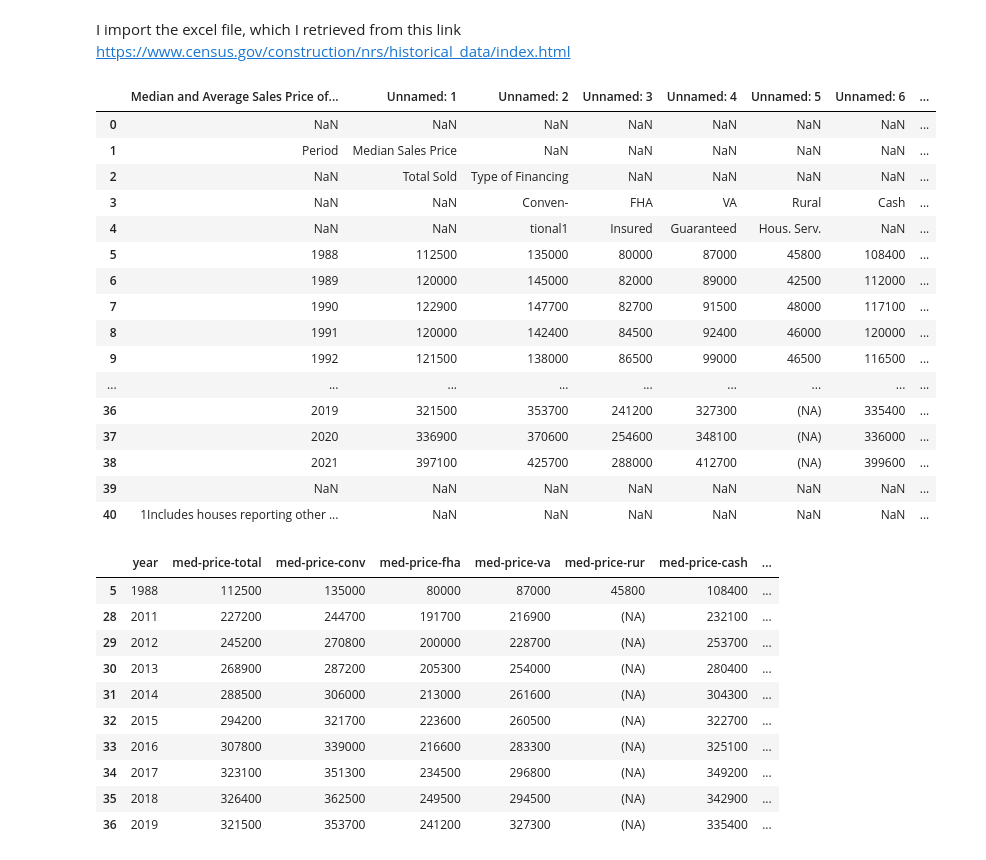
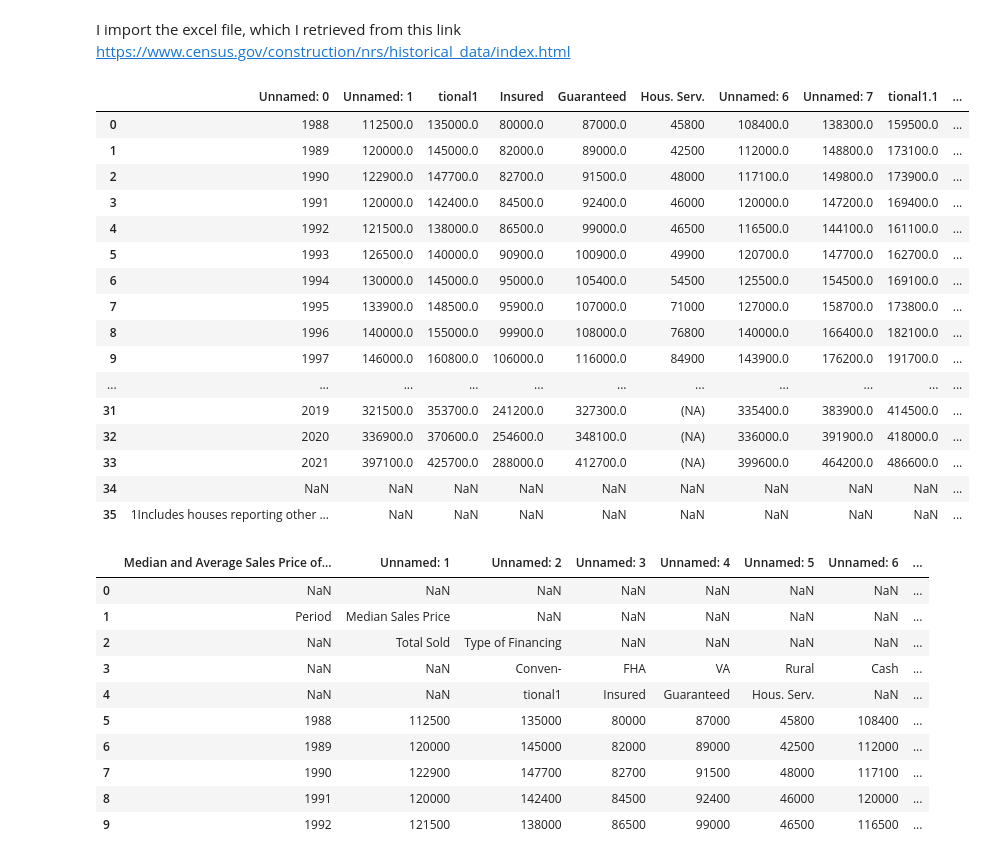
Before and after one commit to mollyboigon/house-price-financing, a Jupyter notebook: house-price-financing.ipynb, the cells around one changed output. Saved outputs shown, nothing was run; the diff lists cells and outputs as text; code cells hidden in the pictures.

```diff
--- a/house-price-financing.ipynb
+++ b/house-price-financing.ipynb
@@ -7,37 +5,37 @@ df.rename(columns={"A": "a", "B": "c"})
 # %%
-df = pd.read_excel("data/pricefinc_cust.xls")
+df = pd.read_excel("data/pricefinc_cust.xls", skiprows = 5)
 df
 # %% [output]
-|  | Median and Average Sales Price of... | Unnamed: 1 | Unnamed: 2 | Unnamed: 3 | Unnamed: 4 | Unnamed: 5 | Unnamed: 6 | ... |
-| 0 | NaN | NaN | NaN | NaN | NaN | NaN | NaN | ... |
-| 1 | Period | Median Sales Price | NaN | NaN | NaN | NaN | NaN | ... |
-| 2 | NaN | Total Sold | Type of Financing | NaN | NaN | NaN | NaN | ... |
-| 3 | NaN | NaN | Conven- | FHA | VA | Rural | Cash | ... |
-| 4 | NaN | NaN | tional1 | Insured | Guaranteed | Hous. Serv. | NaN | ... |
-| 5 | 1988 | 112500 | 135000 | 80000 | 87000 | 45800 | 108400 | ... |
-| 6 | 1989 | 120000 | 145000 | 82000 | 89000 | 42500 | 112000 | ... |
-| 7 | 1990 | 122900 | 147700 | 82700 | 91500 | 48000 | 117100 | ... |
-| 8 | 1991 | 120000 | 142400 | 84500 | 92400 | 46000 | 120000 | ... |
-| 9 | 1992 | 121500 | 138000 | 86500 | 99000 | 46500 | 116500 | ... |
-| ... | ... | ... | ... | ... | ... | ... | ... | ... |
-| 36 | 2019 | 321500 | 353700 | 241200 | 327300 | (NA) | 335400 | ... |
-| 37 | 2020 | 336900 | 370600 | 254600 | 348100 | (NA) | 336000 | ... |
-| 38 | 2021 | 397100 | 425700 | 288000 | 412700 | (NA) | 399600 | ... |
-| 39 | NaN | NaN | NaN | NaN | NaN | NaN | NaN | ... |
-| 40 | 1Includes houses reporting other ... | NaN | NaN | NaN | NaN | NaN | NaN | ... |
+|  | Unnamed: 0 | Unnamed: 1 | tional1 | Insured | Guaranteed | Hous. Serv. | Unnamed: 6 | Unnamed: 7 | tional1.1 | ... |
+| 0 | 1988 | 112500.0 | 135000.0 | 80000.0 | 87000.0 | 45800 | 108400.0 | 138300.0 | 159500.0 | ... |
+| 1 | 1989 | 120000.0 | 145000.0 | 82000.0 | 89000.0 | 42500 | 112000.0 | 148800.0 | 173100.0 | ... |
+| 2 | 1990 | 122900.0 | 147700.0 | 82700.0 | 91500.0 | 48000 | 117100.0 | 149800.0 | 173900.0 | ... |
+| 3 | 1991 | 120000.0 | 142400.0 | 84500.0 | 92400.0 | 46000 | 120000.0 | 147200.0 | 169400.0 | ... |
+| 4 | 1992 | 121500.0 | 138000.0 | 86500.0 | 99000.0 | 46500 | 116500.0 | 144100.0 | 161100.0 | ... |
+| 5 | 1993 | 126500.0 | 140000.0 | 90900.0 | 100900.0 | 49900 | 120700.0 | 147700.0 | 162700.0 | ... |
+| 6 | 1994 | 130000.0 | 145000.0 | 95000.0 | 105400.0 | 54500 | 125500.0 | 154500.0 | 169100.0 | ... |
+| 7 | 1995 | 133900.0 | 148500.0 | 95900.0 | 107000.0 | 71000 | 127000.0 | 158700.0 | 173800.0 | ... |
+| 8 | 1996 | 140000.0 | 155000.0 | 99900.0 | 108000.0 | 76800 | 140000.0 | 166400.0 | 182100.0 | ... |
+| 9 | 1997 | 146000.0 | 160800.0 | 106000.0 | 116000.0 | 84900 | 143900.0 | 176200.0 | 191700.0 | ... |
+| ... | ... | ... | ... | ... | ... | ... | ... | ... | ... | ... |
+| 31 | 2019 | 321500.0 | 353700.0 | 241200.0 | 327300.0 | (NA) | 335400.0 | 383900.0 | 414500.0 | ... |
+| 32 | 2020 | 336900.0 | 370600.0 | 254600.0 | 348100.0 | (NA) | 336000.0 | 391900.0 | 418000.0 | ... |
+| 33 | 2021 | 397100.0 | 425700.0 | 288000.0 | 412700.0 | (NA) | 399600.0 | 464200.0 | 486600.0 | ... |
+| 34 | NaN | NaN | NaN | NaN | NaN | NaN | NaN | NaN | NaN | ... |
+| 35 | 1Includes houses reporting other ... | NaN | NaN | NaN | NaN | NaN | NaN | NaN | NaN | ... |
 # %%
 df.head(10)
 # %% [output]
-|  | year | med-price-total | med-price-conv | med-price-fha | med-price-va | med-price-rur | med-price-cash | ... |
+|  | Median and Average Sales Price of... | Unnamed: 1 | Unnamed: 2 | Unnamed: 3 | Unnamed: 4 | Unnamed: 5 | Unnamed: 6 | ... |
+| 0 | NaN | NaN | NaN | NaN | NaN | NaN | NaN | ... |
+| 1 | Period | Median Sales Price | NaN | NaN | NaN | NaN | NaN | ... |
+| 2 | NaN | Total Sold | Type of Financing | NaN | NaN | NaN | NaN | ... |
+| 3 | NaN | NaN | Conven- | FHA | VA | Rural | Cash | ... |
+| 4 | NaN | NaN | tional1 | Insured | Guaranteed | Hous. Serv. | NaN | ... |
 | 5 | 1988 | 112500 | 135000 | 80000 | 87000 | 45800 | 108400 | ... |
-| 28 | 2011 | 227200 | 244700 | 191700 | 216900 | (NA) | 232100 | ... |
-| 29 | 2012 | 245200 | 270800 | 200000 | 228700 | (NA) | 253700 | ... |
-| 30 | 2013 | 268900 | 287200 | 205300 | 254000 | (NA) | 280400 | ... |
-| 31 | 2014 | 288500 | 306000 | 213000 | 261600 | (NA) | 304300 | ... |
-| 32 | 2015 | 294200 | 321700 | 223600 | 260500 | (NA) | 322700 | ... |
-| 33 | 2016 | 307800 | 339000 | 216600 | 283300 | (NA) | 325100 | ... |
-| 34 | 2017 | 323100 | 351300 | 234500 | 296800 | (NA) | 349200 | ... |
-| 35 | 2018 | 326400 | 362500 | 249500 | 294500 | (NA) | 342900 | ... |
-| 36 | 2019 | 321500 | 353700 | 241200 | 327300 | (NA) | 335400 | ... |
+| 6 | 1989 | 120000 | 145000 | 82000 | 89000 | 42500 | 112000 | ... |
+| 7 | 1990 | 122900 | 147700 | 82700 | 91500 | 48000 | 117100 | ... |
+| 8 | 1991 | 120000 | 142400 | 84500 | 92400 | 46000 | 120000 | ... |
+| 9 | 1992 | 121500 | 138000 | 86500 | 99000 | 46500 | 116500 | ... |
 # %%
 df = df.rename(columns={"Median and Average Sales Price of Houses Sold by Type of Financing": "year", "Unnamed: 1": "med-price-total", "Unnamed: 2": "med-price-conv", "Unnamed: 3": "med-price-fha", "Unnamed: 4": "med-price-va", "Unnamed: 5": "med-price-rur", "Unnamed: 6": "med-price-cash", "Unnamed: 7": "av-price-total", "Unnamed: 8": "av-price-conv","Unnamed: 9": "av-price-fha","Unnamed: 10": "av-price-va", "Unnamed: 11": "av-price-rur", "Unnamed: 12": "av-price-cash"})
```
Also changed, not shown: parts of 5 cells of this notebook.
